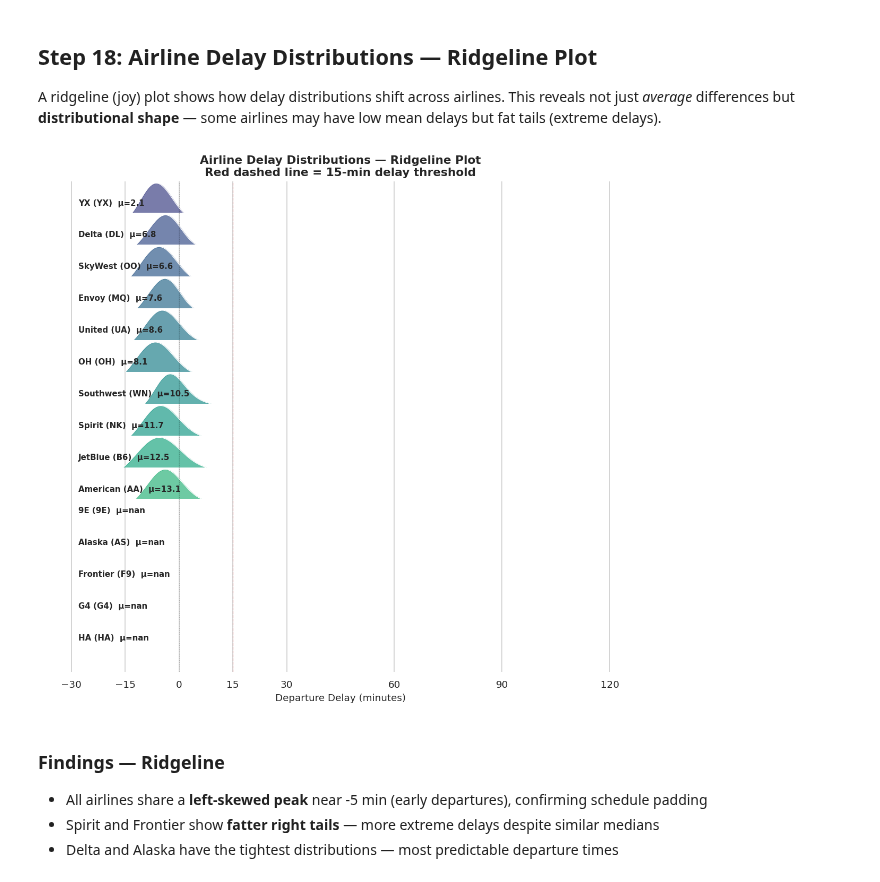
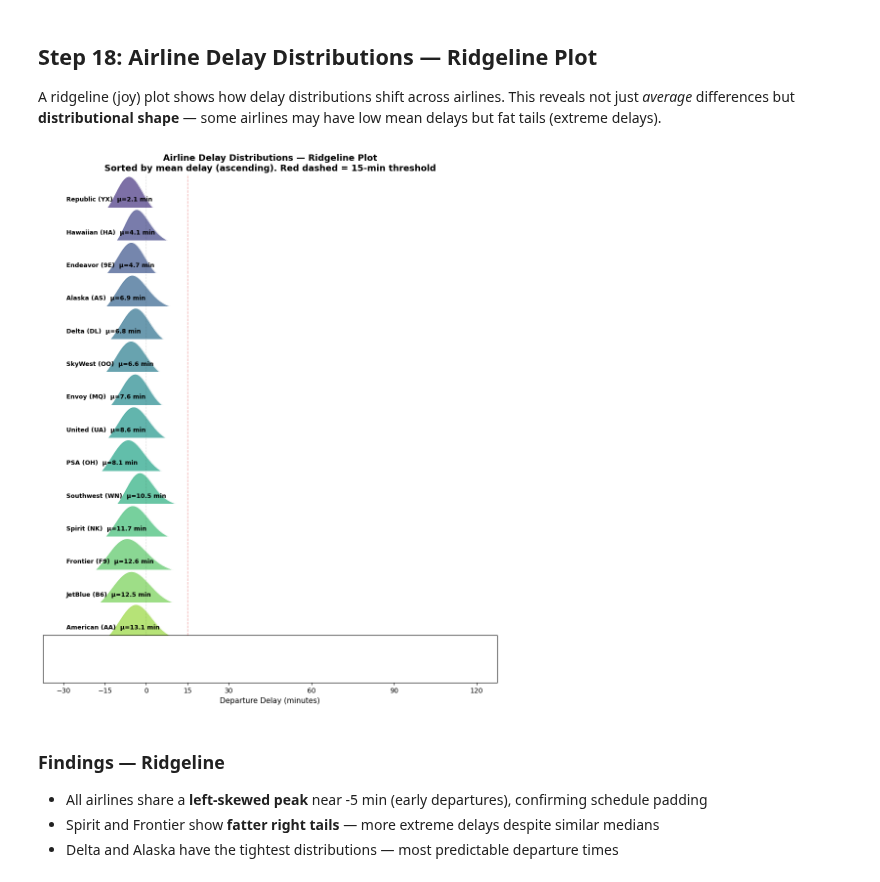
Before and after one commit to trumpool/CIS-5450, a Jupyter notebook: notebooks/03_eda/eda.ipynb, the cells around one changed output. Cells and saved outputs as stored; diff of their text form; code cells hidden in the pictures.

```diff
--- a/notebooks/03_eda/eda.ipynb
+++ b/notebooks/03_eda/eda.ipynb
@@ -68,14 +130,14 @@ Dataset: 6,817,598 flights
 Date range: 2024-01-01 to 2024-12-31
 Delay rate (DepDel15=1): 20.49%
 # %%
-# Merge engineered features for cascading delay, holiday, and route analysis
+# Merge engineered features for advanced EDA analysis
 import gc
-df_feat = pd.read_parquet(
-    INTEGRATED_DIR / "features_2024.parquet",
-    columns=["is_holiday", "holiday_proximity", "prev_flight_arr_delay",
-             "airline_delay_rate_7d", "route_delay_rate_7d",
-             "origin_delay_rate_7d", "origin_daily_flights", "distance_bin"]
-)
+needed_cols = ["dep_hour", "month", "day_of_week", "is_holiday", "holiday_proximity",
+               "prev_flight_arr_delay", "airline_delay_rate_7d", "route_delay_rate_7d",
+               "origin_delay_rate_7d", "origin_daily_flights", "distance_bin",
+               "is_origin_hub", "is_dest_hub", "is_weekend", "time_block"]
+
+df_feat = pd.read_parquet(INTEGRATED_DIR / "features_2024.parquet", columns=needed_cols)
 for col in df_feat.columns:
     if col not in df.columns:
         df[col] = df_feat[col].values
@@ -93,7 +155,7 @@ def wilson_ci(k, n, z=1.96):
     return center - margin, center + margin
 
 # Project palette
-BLUE, RED, GREEN, ORANGE, PURPLE = '#2563EB', '#DC2626', '#059669', '#D97706', '#7C3AED'
+BLUE, RED, GREEN, ORANGE, PURPLE = "#2563EB", "#DC2626", "#059669", "#D97706", "#7C3AED"
 overall_rate = df["DepDel15"].mean()
 print(f"Features merged. Columns: {len(df.columns)}")
 print(f"Overall delay rate: {overall_rate*100:.2f}%")
@@ -1079,8 +1147,11 @@ This reveals not just *average* differences but **distributional shape** —
 some airlines may have low mean delays but fat tails (extreme delays).
 # %%
 # Ridgeline plot — airline delay distributions
-top_airlines = df["Reporting_Airline"].value_counts().head(10).index.tolist()
+# Select airlines with enough data for reliable KDE
+airline_counts = df["Reporting_Airline"].value_counts()
+top_airlines = airline_counts[airline_counts > 50000].index.tolist()
 ridge_df = df[df["Reporting_Airline"].isin(top_airlines)].copy()
+ridge_df = ridge_df[ridge_df["DepDelay"].notna()]  # drop NaN delays
 ridge_df["delay_clipped"] = ridge_df["DepDelay"].clip(-30, 120)
 
 airline_order = (ridge_df.groupby("Reporting_Airline")["DepDelay"]
@@ -1089,51 +1160,57 @@ airline_order = (ridge_df.groupby("Reporting_Airline")["DepDelay"]
 airline_labels = {
     'AA': 'American', 'DL': 'Delta', 'UA': 'United', 'WN': 'Southwest',
     'B6': 'JetBlue', 'AS': 'Alaska', 'NK': 'Spirit', 'F9': 'Frontier',
-    'OO': 'SkyWest', 'MQ': 'Envoy'
+    'OO': 'SkyWest', 'MQ': 'Envoy', 'G4': 'Allegiant', 'HA': 'Hawaiian',
+    '9E': 'Endeavor', 'OH': 'PSA', 'YX': 'Republic'
 }
 
-fig, axes = plt.subplots(len(airline_order), 1, figsize=(12, 10),
+from scipy.stats import gaussian_kde
+
+fig, axes = plt.subplots(len(airline_order), 1, figsize=(12, max(8, len(airline_order) * 0.9)),
                           sharex=True, gridspec_kw={"hspace": -0.3})
 
-colors = plt.cm.viridis(np.linspace(0.2, 0.9, len(airline_order)))
+colors = plt.cm.viridis(np.linspace(0.15, 0.9, len(airline_order)))
 
 for i, airline in enumerate(airline_order):
     ax = axes[i]
     data = ridge_df[ridge_df["Reporting_Airline"] == airline]["delay_clipped"]
 
-    from scipy.stats import gaussian_kde
-    try:
-        kde = gaussian_kde(data.sample(min(50000, len(data)), random_state=42))
-        x_range = np.linspace(-30, 120, 300)
-        density = kde(x_range)
-        ax.fill_between(x_range, density, alpha=0.7, color=colors[i])
-        ax.plot(x_range, density, color="white", linewidth=0.8)
-    except Exception:
-        ax.hist(data, bins=60, density=True, alpha=0.7, color=colors[i])
+    sample_size = min(50000, len(data))
+    if sample_size < 100:
+        ax.set_yticks([])
+        continue
+
+    kde = gaussian_kde(data.sample(sample_size, random_state=42), bw_method=0.15)
+    x_range = np.linspace(-30, 120, 300)
+    density = kde(x_range)
+    ax.fill_between(x_range, density, alpha=0.7, color=colors[i])
+    ax.plot(x_range, density, color="white", linewidth=0.8)
 
     ax.set_ylabel("")
     ax.set_yticks([])
     label = airline_labels.get(airline, airline)
     mean_d = data.mean()
-    ax.text(-28, ax.get_ylim()[1] * 0.5, f"{label} ({airline})  μ={mean_d:.1f}",
+    p90 = data.quantile(0.9)
+    ymax = ax.get_ylim()[1]
+    ax.text(-29, ymax * 0.45, f"{label} ({airline})  μ={mean_d:.1f} min",
             fontsize=9, fontweight="bold", va="center")
     ax.axvline(0, color="#333", linestyle=":", alpha=0.3, linewidth=0.8)
-    ax.axvline(15, color="#DC2626", linestyle="--", alpha=0.3, linewidth=0.8)
+    ax.axvline(15, color="#DC2626", linestyle="--", alpha=0.4, linewidth=1)
 
     for spine in ax.spines.values():
         spine.set_visible(False)
     if i < len(airline_order) - 1:
         ax.set_xticks([])
 
 axes[-1].set_xlabel("Departure Delay (minutes)", fontsize=11)
 axes[-1].set_xticks([-30, -15, 0, 15, 30, 60, 90, 120])
 axes[0].set_title("Airline Delay Distributions — Ridgeline Plot\n"
-                   "Red dashed line = 15-min delay threshold",
+                   "Sorted by mean delay (ascending). Red dashed = 15-min threshold",
                    fontsize=13, fontweight="bold")
 plt.savefig(FIG_DIR / "fig11_ridgeline_airlines.png", dpi=150, bbox_inches="tight")
 plt.show()
 # %% [output]
-[figure, old version]
+[figure, new version]
 # %% [markdown]
 ### Findings — Ridgeline
 
```
Also changed, not shown: parts of 21 cells of this notebook.
